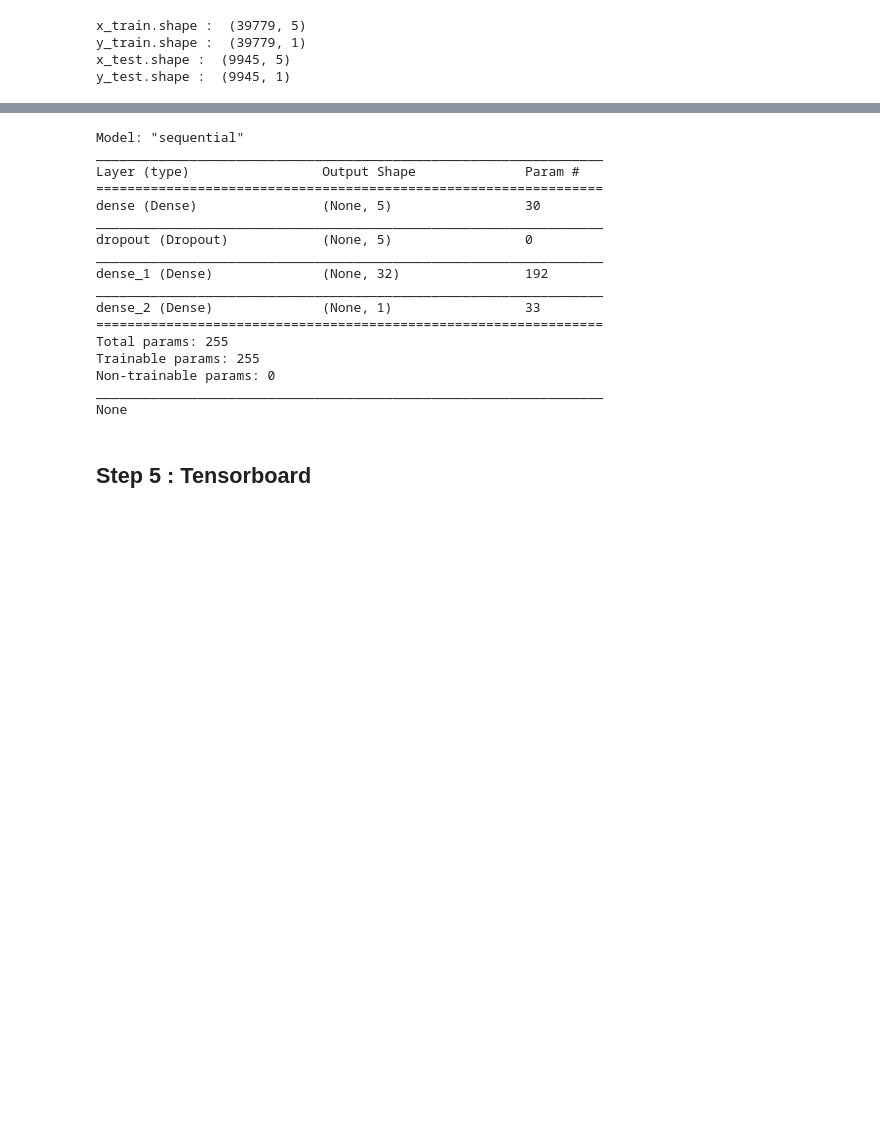
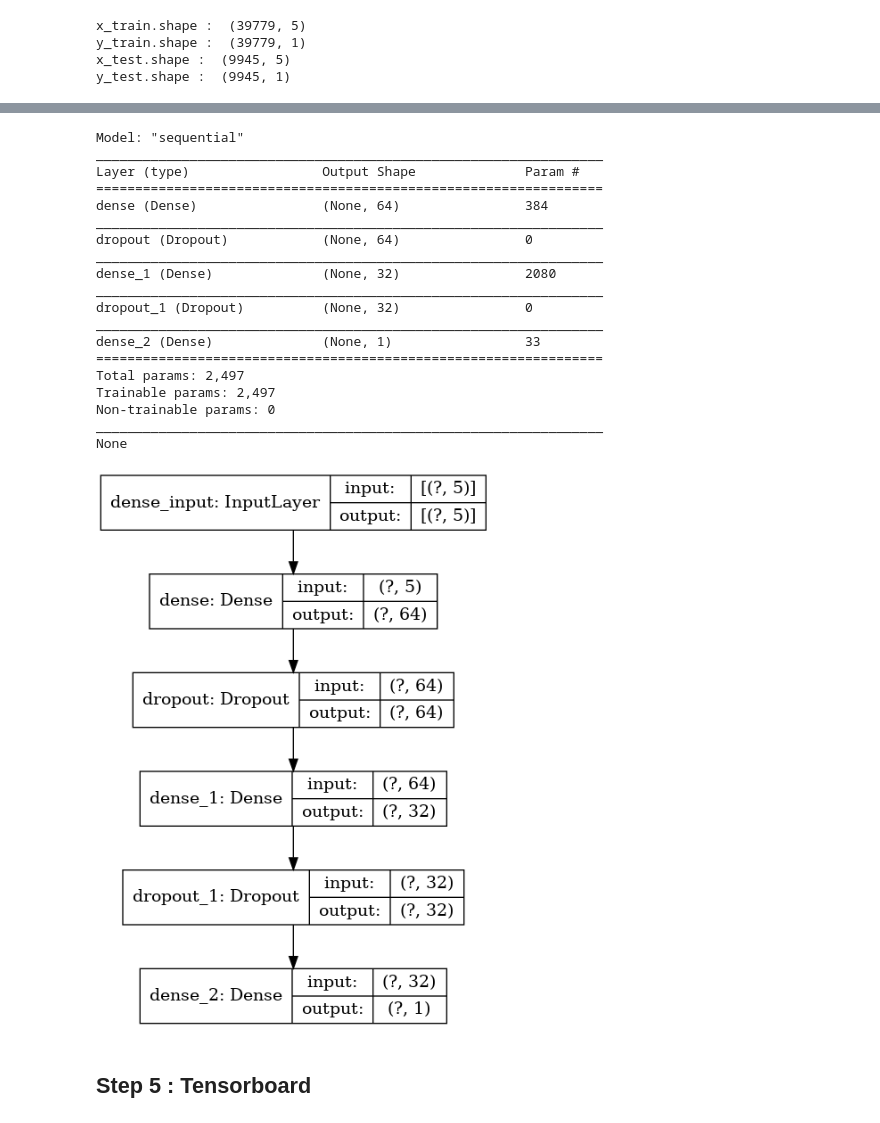
Before and after one commit to elephantscale/deep-learning-with-tensorflow-solutions, a Jupyter notebook: classifications/2-classification-prosper.ipynb, the cells around one changed output, grey strips where cells are left out. Cells and saved outputs as stored; diff of their text form; code cells hidden in the pictures; blank space fills up the shorter version.

```diff
--- a/classifications/2-classification-prosper.ipynb
+++ b/classifications/2-classification-prosper.ipynb
@@ -207,35 +270,53 @@ Since this is a classifier, here is how we are going to build the neural network
 <img src="../assets/images/neural-net-unknown.png" style="width:40%"/>
 # %%
 model = tf.keras.Sequential([
-    tf.keras.layers.Dense(len(input_columns), activation=tf.nn.relu, input_dim=len(input_columns)),
+    # input layer is implicit
+    tf.keras.layers.Dense(64, activation=tf.nn.relu, input_dim=len(input_columns)),
     tf.keras.layers.Dropout(0.2),
     tf.keras.layers.Dense(32, activation=tf.nn.relu),
+    tf.keras.layers.Dropout(0.2),
     tf.keras.layers.Dense(1, activation=tf.nn.sigmoid)
   ])
 
+metrics = [
+    tf.keras.metrics.Accuracy(name='accuracy'),
+    tf.keras.metrics.TruePositives(name='tp'),
+    tf.keras.metrics.FalsePositives(name='fp'),
+    tf.keras.metrics.TrueNegatives(name='tn'),
+    tf.keras.metrics.FalseNegatives(name='fn'),
+    tf.keras.metrics.Precision(name='precision'),
+    tf.keras.metrics.Recall(name='recall'),
+    tf.keras.metrics.AUC(name='auc')
+  ]
+
 model.compile(loss='binary_crossentropy',
-                optimizer='adam',
-                metrics=['accuracy'])
+                optimizer=tf.keras.optimizers.RMSprop(),
+                metrics=metrics)
 
 print(model.summary())
+
+tf.keras.utils.plot_model(model, to_file='model.png', show_shapes=True)
 # %% [output]
 Model: "sequential"
 _________________________________________________________________
 Layer (type)                 Output Shape              Param #
 =================================================================
-dense (Dense)                (None, 5)                 30
+dense (Dense)                (None, 64)                384
 _________________________________________________________________
-dropout (Dropout)            (None, 5)                 0
+dropout (Dropout)            (None, 64)                0
 _________________________________________________________________
-dense_1 (Dense)              (None, 32)                192
+dense_1 (Dense)              (None, 32)                2080
+_________________________________________________________________
+dropout_1 (Dropout)          (None, 32)                0
 _________________________________________________________________
 dense_2 (Dense)              (None, 1)                 33
 =================================================================
-Total params: 255
-Trainable params: 255
+Total params: 2,497
+Trainable params: 2,497
 Non-trainable params: 0
 _________________________________________________________________
 None
+[figure, added]
 # %% [markdown]
 ## Step 5 : Tensorboard
 # %%
```
Also changed, not shown: parts of 12 cells of this notebook, 8 other files.
